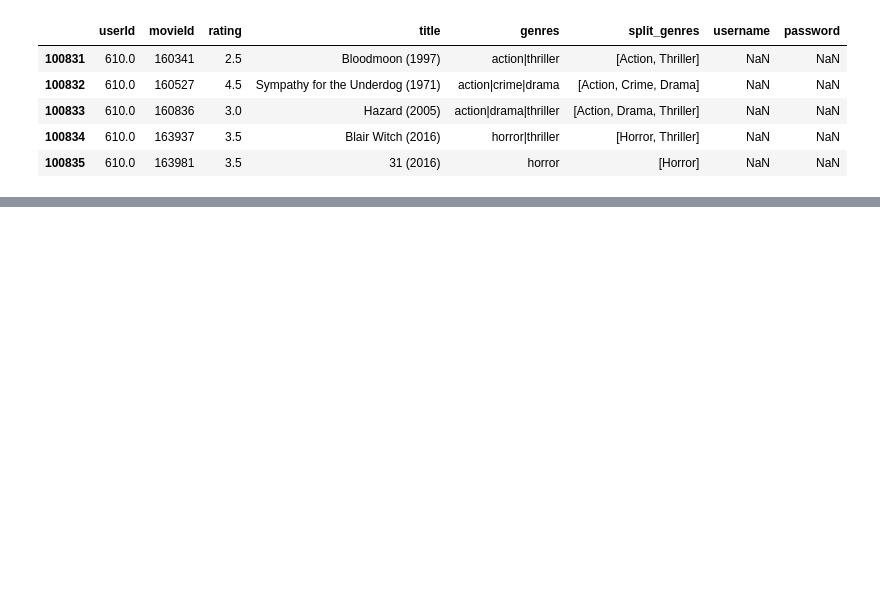
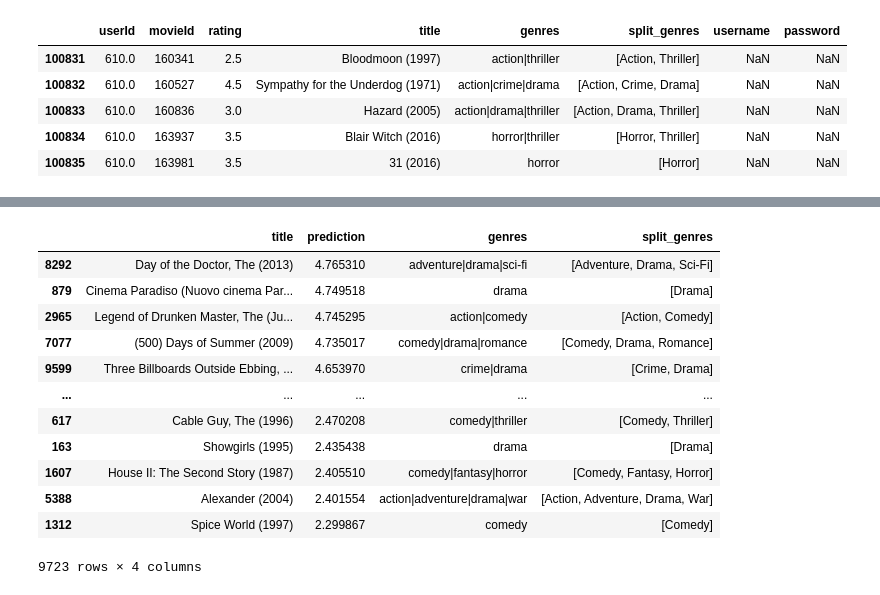
Before and after one commit to JasmineHuang25/rec-systems-project, a Jupyter notebook: clean.ipynb, the cells around one changed output, grey strips where cells are left out. Saved outputs shown, nothing was run; the diff lists cells and outputs as text; code cells hidden in the pictures; blank space fills up the shorter version.

```diff
--- a/clean.ipynb
+++ b/clean.ipynb
@@ -576,2 +645,0 @@ predicted_df = pd.DataFrame(predictions, columns=['title', 'prediction'])
-# %%
-final_prediction = predicted_df.merge(movies_df).drop('movieId', axis=1)
@@ -588,7 +645,0 @@ predictions
-# %%
-movies_df['split_genres'] = movies_df['genres'].iloc[0:].apply(lambda x: x.lower().split('|'))
-
-movies = []
-for i in movies_df['split_genres']:
-    for x in i:
-        movies.append(x)
@@ -619,0 +717,43 @@ It would be nice to include a way to incorporate user feedback on recommendation
+# %%
+def test_predict(user = 2, dataframe = None, movies_df=None, model=None):
+
+    # creating a dataframe with a specified user
+    user_ratings = dataframe[dataframe['userId'] == user]\
+    [['userId', 'movieId', 'rating']]
+
+    # creating a dataframe with movies not yet reviewed
+    user_predict = list(movies_df[~movies_df['movieId'].isin\
+                                  (user_ratings['movieId'].values)].movieId.values)
+
+    # getting predictions
+    predictions = []
+    for movie in user_predict:
+        predictions.append((movies_df['title'].loc[movies_df['movieId'] == movie]\
+                            .values[0], model.predict(user, movie)[3]))
+
+    # creating a dataframe to store predictions
+    predicted_df = pd.DataFrame(predictions, columns=['title', 'prediction'])
+
+    # merging in movies_df so that we can get genres
+    final_prediction = predicted_df.merge(movies_df).drop('movieId', axis=1).\
+    sort_values('prediction', ascending=False)
+
+    return final_prediction
+# %%
+test_predicted = test_predict(user = 2, dataframe = new_user_df, movies_df=movies_df, model=final_model)
+# %%
+test_predicted
+# %% [output]
+|  | title | prediction | genres | split_genres |
+| 8292 | Day of the Doctor, The (2013) | 4.765310 | adventure|drama|sci-fi | [Adventure, Drama, Sci-Fi] |
+| 879 | Cinema Paradiso (Nuovo cinema Par... | 4.749518 | drama | [Drama] |
+| 2965 | Legend of Drunken Master, The (Ju... | 4.745295 | action|comedy | [Action, Comedy] |
+| 7077 | (500) Days of Summer (2009) | 4.735017 | comedy|drama|romance | [Comedy, Drama, Romance] |
+| 9599 | Three Billboards Outside Ebbing, ... | 4.653970 | crime|drama | [Crime, Drama] |
+| ... | ... | ... | ... | ... |
+| 617 | Cable Guy, The (1996) | 2.470208 | comedy|thriller | [Comedy, Thriller] |
+| 163 | Showgirls (1995) | 2.435438 | drama | [Drama] |
+| 1607 | House II: The Second Story (1987) | 2.405510 | comedy|fantasy|horror | [Comedy, Fantasy, Horror] |
+| 5388 | Alexander (2004) | 2.401554 | action|adventure|drama|war | [Action, Adventure, Drama, War] |
+| 1312 | Spice World (1997) | 2.299867 | comedy | [Comedy] |
+9723 rows × 4 columns
```
Also changed, not shown: parts of 102 cells of this notebook.
